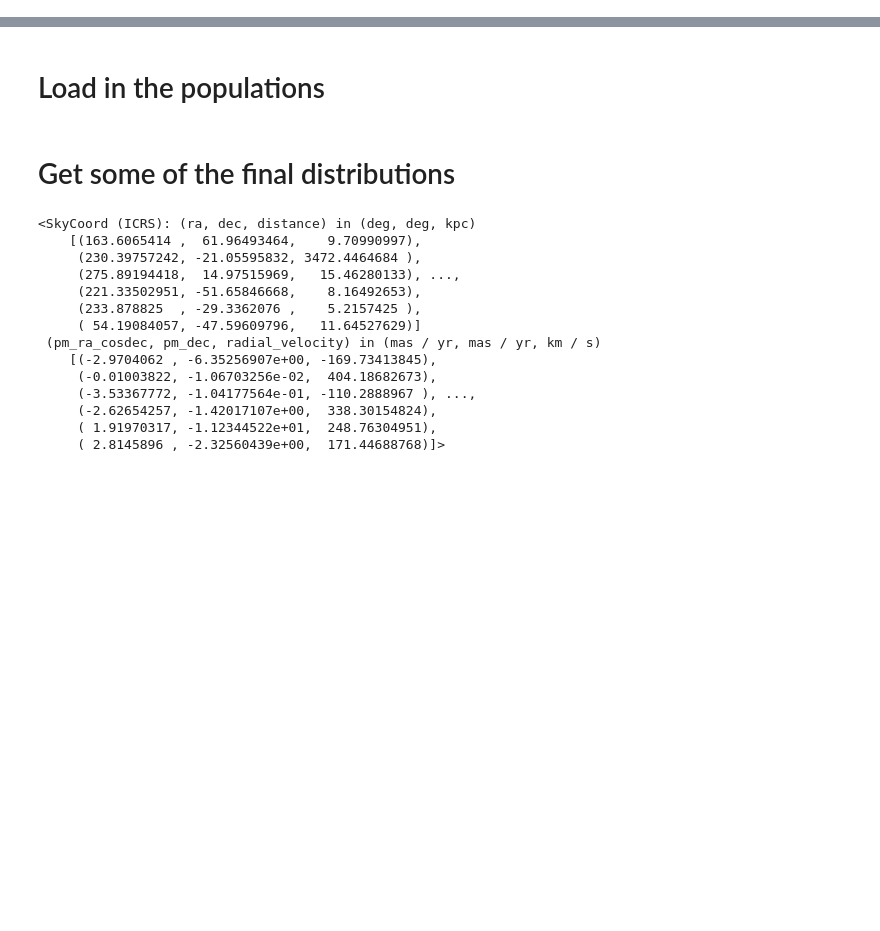
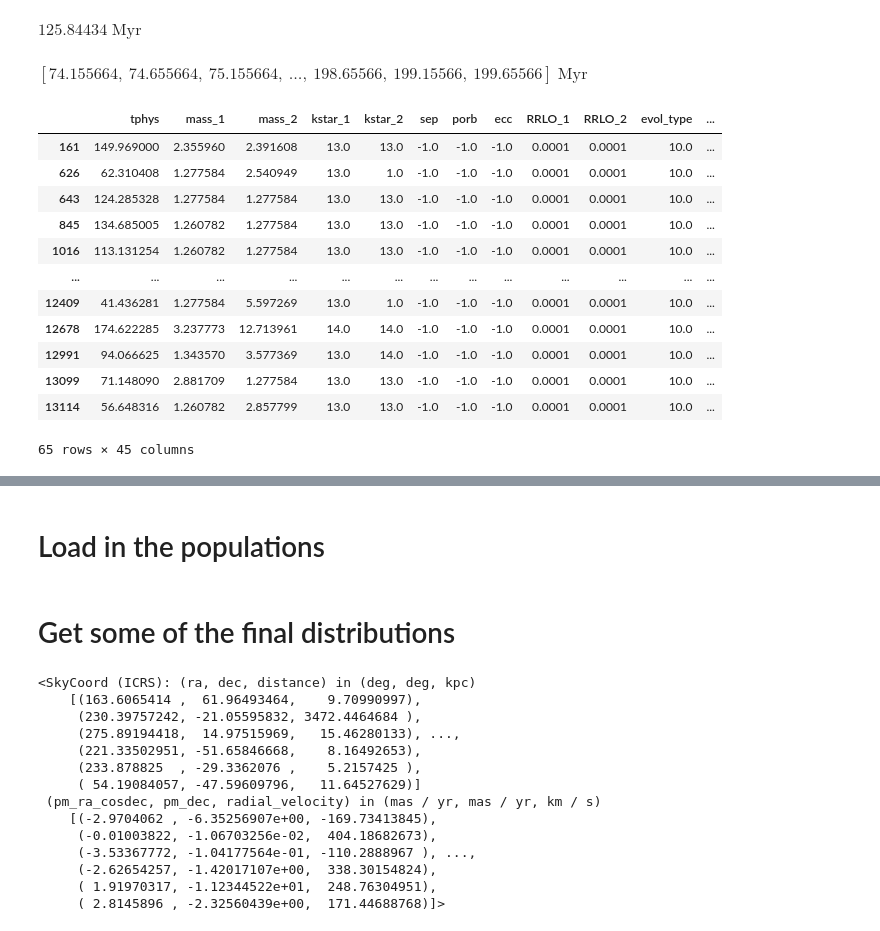
Before and after one commit to TomWagg/cogsworth, a Jupyter notebook: scratch.ipynb, the cells around one changed output, grey strips where cells are left out. Saved outputs shown, nothing was run; the diff lists cells and outputs as text; code cells hidden in the pictures; blank space fills up the shorter version.

```diff
--- a/scratch.ipynb
+++ b/scratch.ipynb
@@ -222,0 +40,2 @@ zero_point_lum = 3.0128e28 * u.watt
+# %%
+p = kicker.pop.Population(n_binaries=10, m1_cutoff=0)
@@ -222,0 +58,8 @@ zero_point_lum = 3.0128e28 * u.watt
+# %%
+p.initial_galaxy.tau[0].to(u.Myr)
+# %% [output]
+$125.84434 \; \mathrm{Myr}$
+# %%
+p.orbits[0].t
+# %% [output]
+$[74.155664,~74.655664,~75.155664,~\dots,~198.65566,~199.15566,~199.65566] \; \mathrm{Myr}$
@@ -222,0 +73,16 @@ zero_point_lum = 3.0128e28 * u.watt
+# %%
+p.final_bpp[p.final_bpp["sep"] < 0]
+# %% [output]
+|  | tphys | mass_1 | mass_2 | kstar_1 | kstar_2 | sep | porb | ecc | RRLO_1 | RRLO_2 | evol_type | ... |
+| 161 | 149.969000 | 2.355960 | 2.391608 | 13.0 | 13.0 | -1.0 | -1.0 | -1.0 | 0.0001 | 0.0001 | 10.0 | ... |
+| 626 | 62.310408 | 1.277584 | 2.540949 | 13.0 | 1.0 | -1.0 | -1.0 | -1.0 | 0.0001 | 0.0001 | 10.0 | ... |
+| 643 | 124.285328 | 1.277584 | 1.277584 | 13.0 | 13.0 | -1.0 | -1.0 | -1.0 | 0.0001 | 0.0001 | 10.0 | ... |
+| 845 | 134.685005 | 1.260782 | 1.277584 | 13.0 | 13.0 | -1.0 | -1.0 | -1.0 | 0.0001 | 0.0001 | 10.0 | ... |
+| 1016 | 113.131254 | 1.260782 | 1.277584 | 13.0 | 13.0 | -1.0 | -1.0 | -1.0 | 0.0001 | 0.0001 | 10.0 | ... |
+| ... | ... | ... | ... | ... | ... | ... | ... | ... | ... | ... | ... | ... |
+| 12409 | 41.436281 | 1.277584 | 5.597269 | 13.0 | 1.0 | -1.0 | -1.0 | -1.0 | 0.0001 | 0.0001 | 10.0 | ... |
+| 12678 | 174.622285 | 3.237773 | 12.713961 | 14.0 | 14.0 | -1.0 | -1.0 | -1.0 | 0.0001 | 0.0001 | 10.0 | ... |
+| 12991 | 94.066625 | 1.343570 | 3.577369 | 13.0 | 14.0 | -1.0 | -1.0 | -1.0 | 0.0001 | 0.0001 | 10.0 | ... |
+| 13099 | 71.148090 | 2.881709 | 1.277584 | 13.0 | 13.0 | -1.0 | -1.0 | -1.0 | 0.0001 | 0.0001 | 10.0 | ... |
+| 13114 | 56.648316 | 1.260782 | 2.857799 | 13.0 | 13.0 | -1.0 | -1.0 | -1.0 | 0.0001 | 0.0001 | 10.0 | ... |
+65 rows × 45 columns
```
Also changed, not shown: parts of 43 cells of this notebook, 1 other file.
